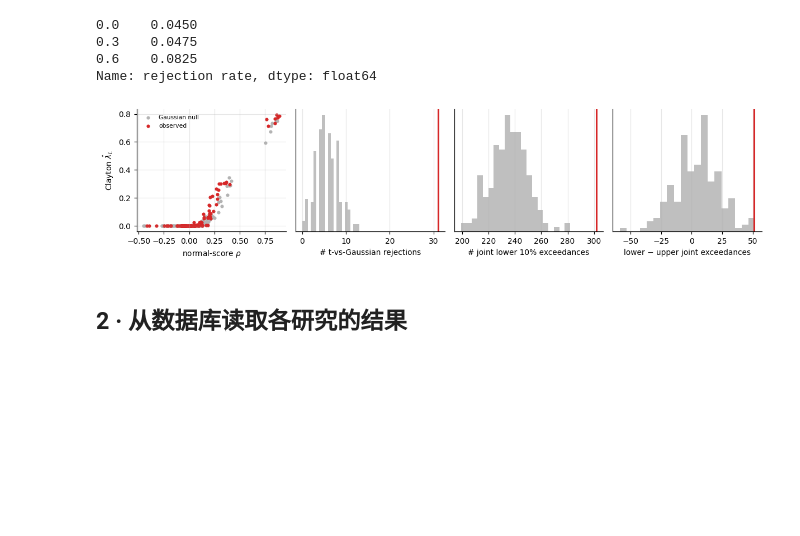
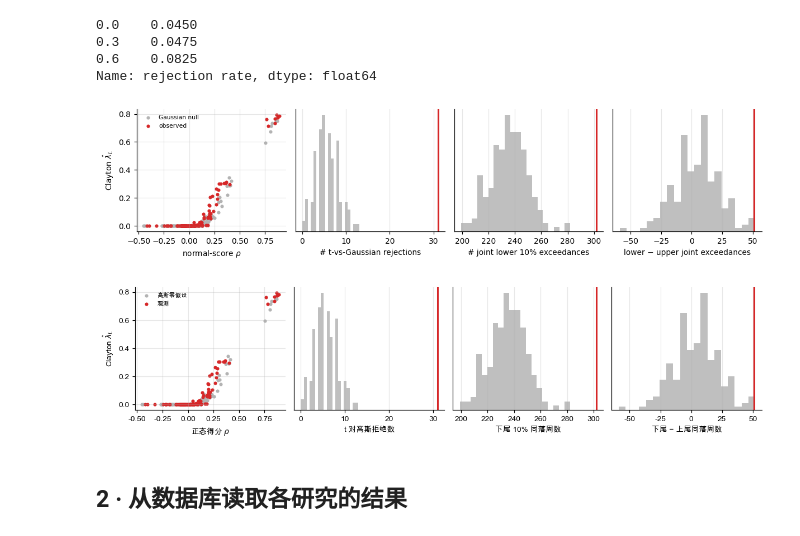
Before and after one commit to lshangro-png/tail-risk-cn, a Jupyter notebook: paper/research_note.ipynb, the cells around one changed output. Drawn from its saved outputs; the diff is of its cells as text; code cells hidden in the pictures; blank space fills up the shorter version.

```diff
--- a/paper/research_note.ipynb
+++ b/paper/research_note.ipynb
@@ -28,8 +28,12 @@ from scipy.stats import spearmanr
 OUT = Path.cwd()
 (OUT / "figures").mkdir(exist_ok=True)
 (OUT / "tables").mkdir(exist_ok=True)
+(OUT / "figures" / "zh").mkdir(exist_ok=True)
+(OUT / "tables" / "zh").mkdir(exist_ok=True)
 plt.rcParams.update({"figure.dpi": 110, "font.size": 9, "axes.grid": True, "grid.alpha": .3,
                      "axes.spines.top": False, "axes.spines.right": False})
+# 中文版图表：临时换成含中文字形的字体（Arial Unicode MS 同时覆盖拉丁字母）
+RC = {"en": {}, "zh": {"font.sans-serif": ["Arial Unicode MS"], "axes.unicode_minus": False, "pdf.fonttype": 42}}
 pd.set_option("display.width", 200)
 # %% [markdown]
 ## 1 · 多资产 Copula 面板检验
@@ -158,25 +162,32 @@ SIZE156
 Name: rejection rate, dtype: float64
 # %%
 # 图 1：λ_D 与相关系数（观测 vs 零假设一次模拟），以及几个汇总统计量的零分布
-fig, axes = plt.subplots(1, 4, figsize=(11, 2.7))
 o = OBS["raw"]
 rng = np.random.default_rng(7)
 null_once = pd.concat([panel_stats(ranks(rng.multivariate_normal(np.zeros(6),
                         np.corrcoef(norm.ppf(ranks(WK.loc[str(a):str(b)].values)), rowvar=False),
                         size=len(WK.loc[str(a):str(b)])))) for a, b in BLOCKS])
-axes[0].scatter(null_once["rho"], null_once["lam_D"], s=9, c="0.7", label="Gaussian null")
-axes[0].scatter(o["rho"], o["lam_D"], s=9, c="C3", label="observed")
-axes[0].set_xlabel(r"normal-score $\rho$"); axes[0].set_ylabel(r"Clayton $\hat\lambda_L$")
-axes[0].legend(frameon=False, fontsize=7)
-for ax, (k, lab) in zip(axes[1:], [("t-vs-Gaussian 拒绝数 (5%)", "# t-vs-Gaussian rejections"),
-                                   ("下尾同落总数", "# joint lower 10% exceedances"),
-                                   ("下尾 − 上尾同落", "lower − upper joint exceedances")]):
-    ax.hist(NULL_SIMS["raw"][k], bins=20, color="0.75")
-    ax.axvline(summarize(o)[k], color="C3", lw=2)
-    ax.set_xlabel(lab); ax.set_yticks([])
-plt.tight_layout(); fig.savefig(OUT / "figures" / "fig_panel.pdf"); plt.show()
+
+FIG1 = {"en": ["Gaussian null", "observed", r"normal-score $\rho$", r"Clayton $\hat\lambda_L$",
+               "# t-vs-Gaussian rejections", "# joint lower 10% exceedances", "lower − upper joint exceedances"],
+        "zh": ["高斯零假设", "观测", r"正态得分 $\rho$", r"Clayton $\hat\lambda_L$",
+               "t 对高斯拒绝数", "下尾 10% 同落周数", "下尾 − 上尾同落周数"]}
+for lang, L in FIG1.items():
+    with plt.rc_context(RC[lang]):
+        fig, axes = plt.subplots(1, 4, figsize=(11, 2.7))
+        axes[0].scatter(null_once["rho"], null_once["lam_D"], s=9, c="0.7", label=L[0])
+        axes[0].scatter(o["rho"], o["lam_D"], s=9, c="C3", label=L[1])
+        axes[0].set_xlabel(L[2]); axes[0].set_ylabel(L[3])
+        axes[0].legend(frameon=False, fontsize=7)
+        for ax, k, lab in zip(axes[1:], ["t-vs-Gaussian 拒绝数 (5%)", "下尾同落总数", "下尾 − 上尾同落"], L[4:]):
+            ax.hist(NULL_SIMS["raw"][k], bins=20, color="0.75")
+            ax.axvline(summarize(o)[k], color="C3", lw=2)
+            ax.set_xlabel(lab); ax.set_yticks([])
+        plt.tight_layout(); fig.savefig(OUT / "figures" / ("fig_panel.pdf" if lang == "en" else "zh/fig_panel.pdf"))
+        plt.show()
 # %% [output]
 [figure]
+[figure, added]
 # %% [markdown]
 ## 2 · 从数据库读取各研究的结果
 # %%
```
Also changed, not shown: parts of 2 cells of this notebook, 14 other files.
